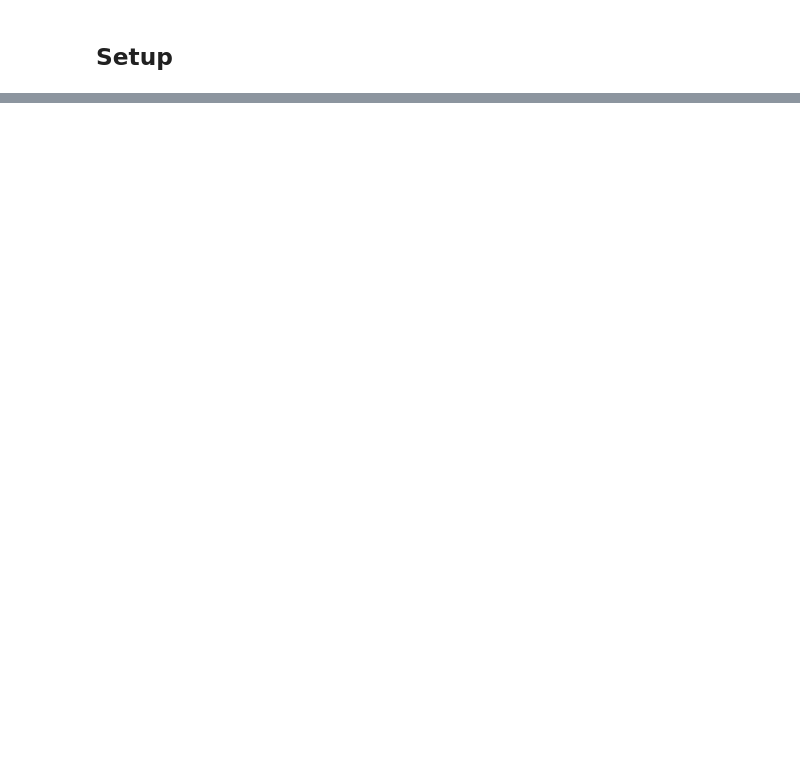
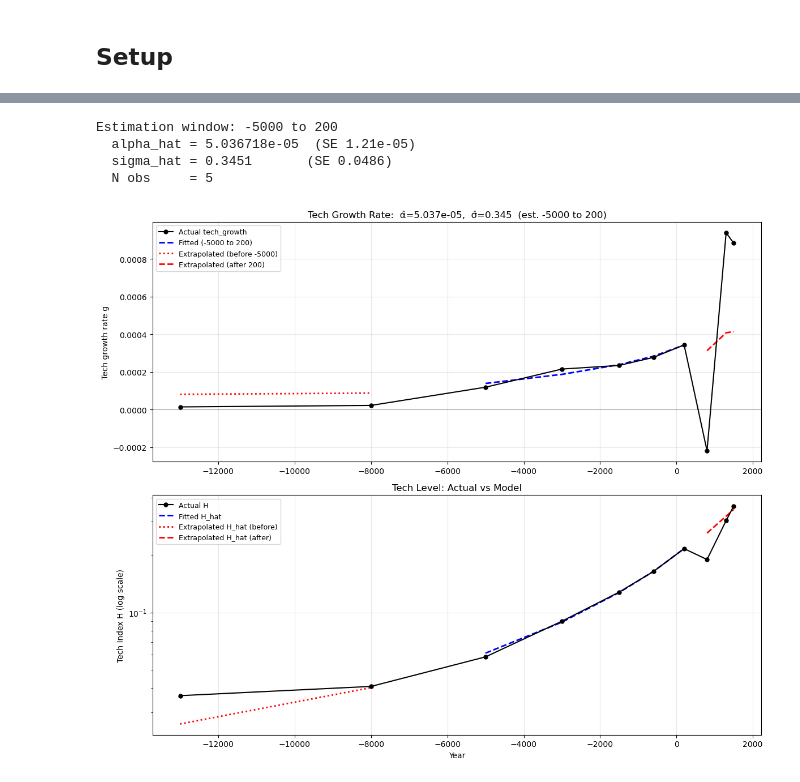
Before and after one commit to braddelong/working_20251227, a Jupyter notebook: 2026-03-31-PLANNED-econ-196-week-8-british-industrial-revolution.ipynb, the cells around one changed output, grey strips where cells are left out. Saved outputs shown, nothing was run; the diff lists cells and outputs as text; code cells hidden in the pictures; blank space fills up the shorter version.

```diff
--- a/2026-03-31-PLANNED-econ-196-week-8-british-industrial-revolution.ipynb
+++ b/2026-03-31-PLANNED-econ-196-week-8-british-industrial-revolution.ipynb
@@ -116,0 +291,12 @@ human_history_df.tail()
+# %%
+# def estimate_alpha_sigma(initial_year=-5000, final_year=200, plot_start=-13000, plot_end=200, anchor_year=200):
+
+results = estimate_alpha_sigma(initial_year=-5000, final_year=200,
+                               plot_start=-13000, plot_end=1500,
+                               anchor_year=200, show_plot=True)
+# %% [output]
+Estimation window: -5000 to 200
+  alpha_hat = 5.036718e-05  (SE 1.21e-05)
+  sigma_hat = 0.3451       (SE 0.0486)
+  N obs     = 5
+[figure, added]
```
Also changed, not shown: parts of 39 cells of this notebook, 11 other files.
